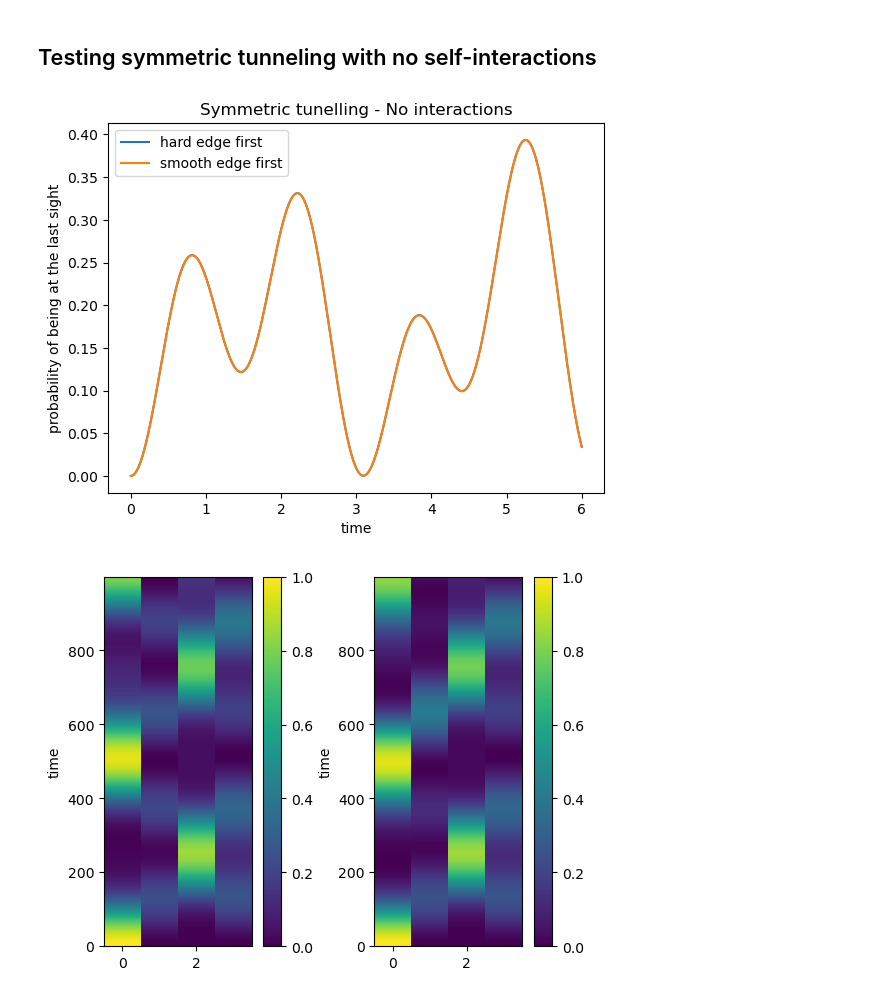
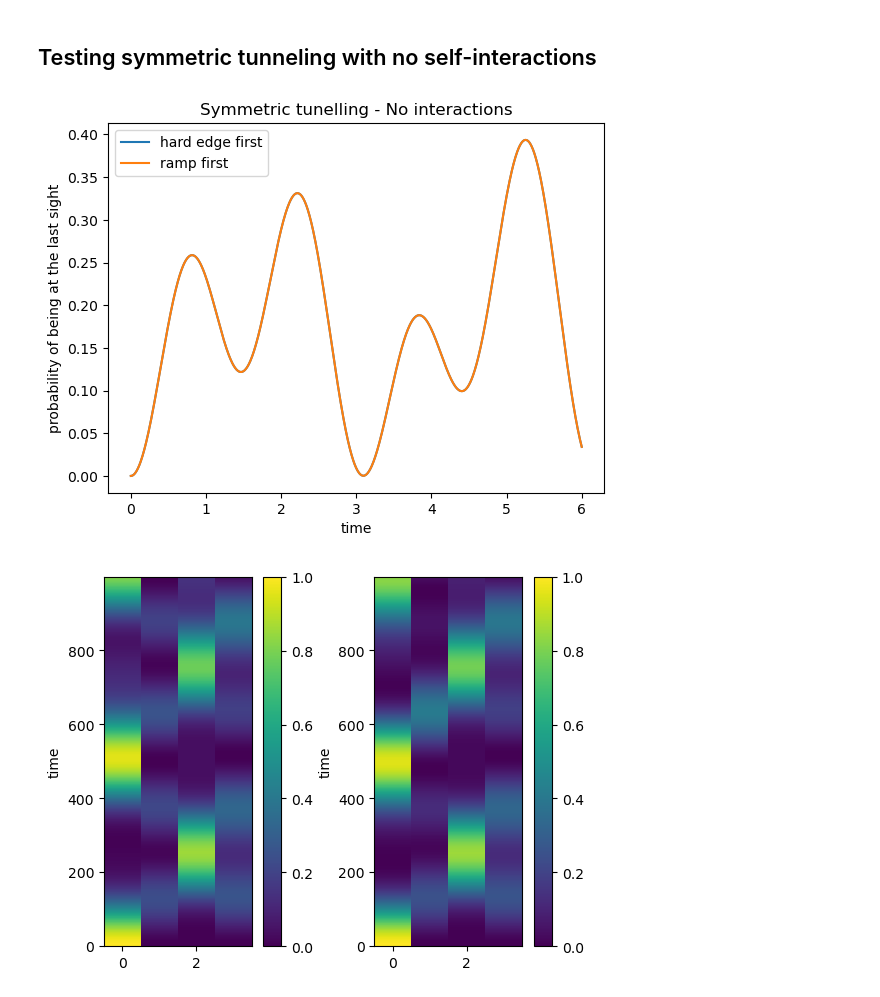
Before and after one commit to dibondar/miscellaneous, a Jupyter notebook: GPE_on_lattice.ipynb, the cells around one changed output. Saved outputs shown, nothing was run; the diff lists cells and outputs as text; code cells hidden in the pictures.

```diff
--- a/GPE_on_lattice.ipynb
+++ b/GPE_on_lattice.ipynb
@@ -166,13 +166,13 @@ wavefunctions_right = propagator(times, qsys_right)
 # %%
 plt.title("Symmetric tunelling - No interactions")
 plt.plot(times, np.abs(wavefunctions_left[:, -1]) ** 2, label="hard edge first")
-plt.plot(times, np.abs(wavefunctions_right[:, -1]) ** 2, label="smooth edge first")
+plt.plot(times, np.abs(wavefunctions_right[:, -1]) ** 2, label="ramp first")
 plt.xlabel("time")
 plt.ylabel("probability of being at the last sight")
 plt.legend()
 plt.show()
 # %% [output]
-[figure, old version]
+[figure, new version]
 # %%
 plt.subplot(121)
 
```
Also changed, not shown: parts of 4 cells of this notebook.
